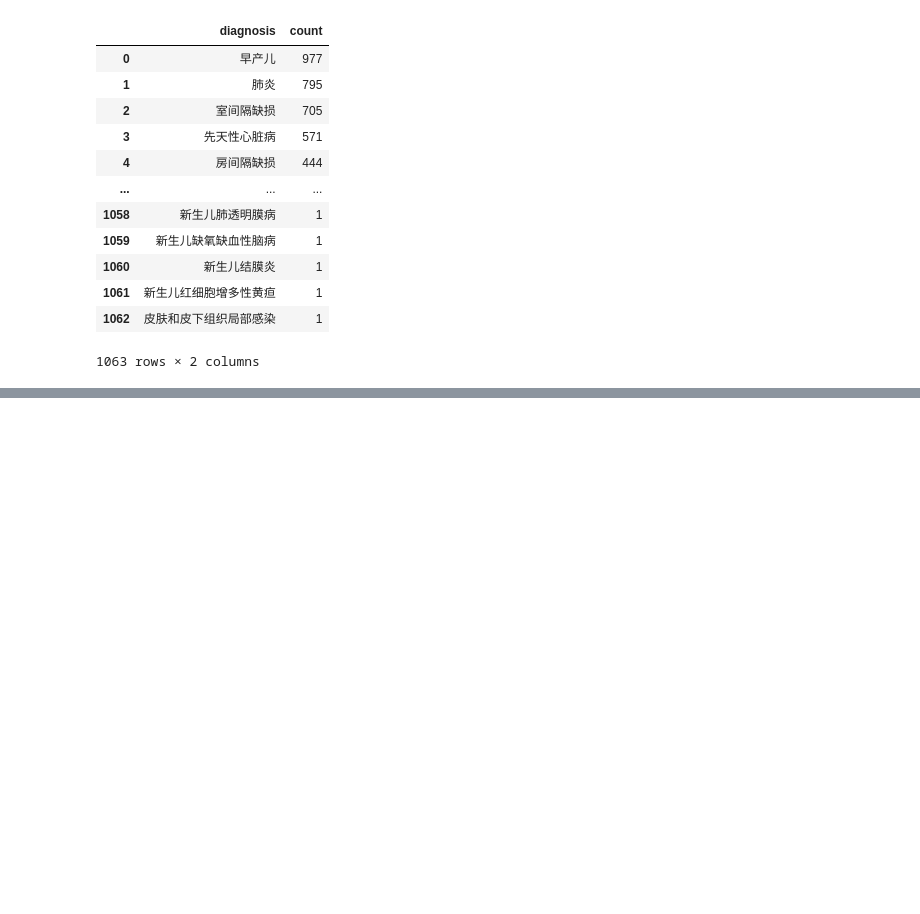
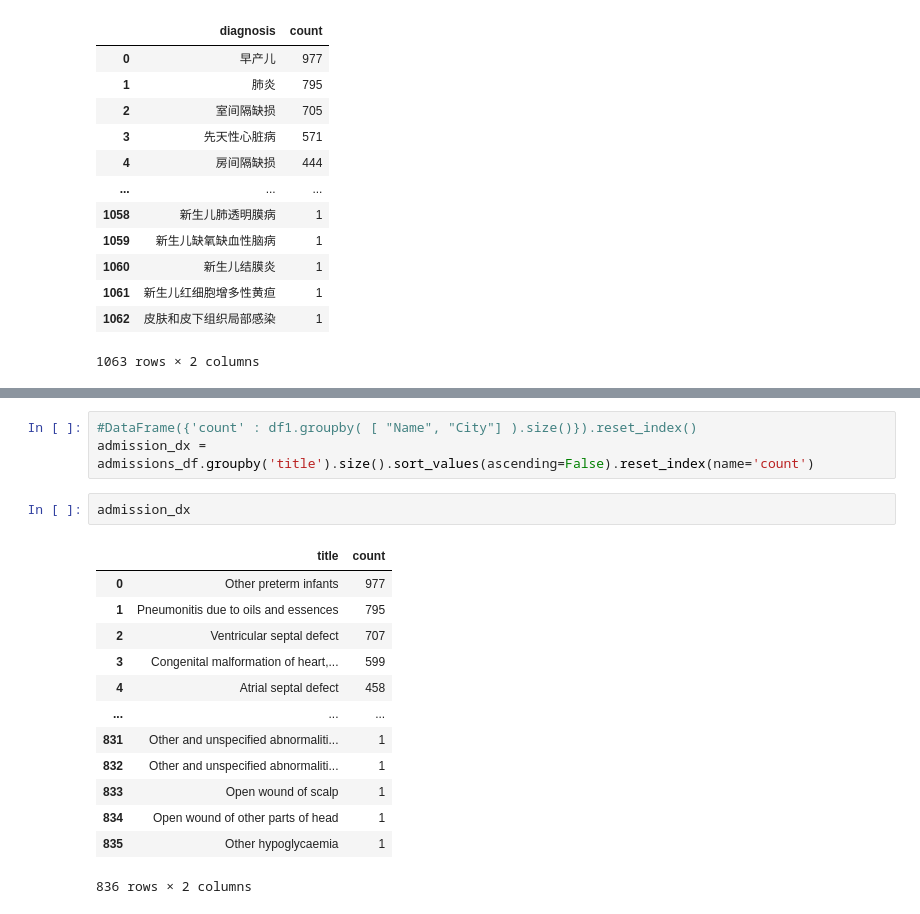
Before and after one commit to marymlucas/pics-explore, a Jupyter notebook: pics_explore_1.ipynb, the cells around one changed output, grey strips where cells are left out. Drawn from its saved outputs; the diff is of its cells as text; blank space fills up the shorter version.

```diff
--- a/pics_explore_1.ipynb
+++ b/pics_explore_1.ipynb
@@ -263,0 +295,19 @@ pd.read_sql_query('select * from d_icd_diagnoses limit 10;', conn)
+# %%
+#DataFrame({'count' : df1.groupby( [ "Name", "City"] ).size()}).reset_index()
+admission_dx = admissions_df.groupby('title').size().sort_values(ascending=False).reset_index(name='count')
+# %%
+admission_dx
+# %% [output]
+|  | title | count |
+| 0 | Other preterm infants | 977 |
+| 1 | Pneumonitis due to oils and essences | 795 |
+| 2 | Ventricular septal defect | 707 |
+| 3 | Congenital malformation of heart,... | 599 |
+| 4 | Atrial septal defect | 458 |
+| ... | ... | ... |
+| 831 | Other and unspecified abnormaliti... | 1 |
+| 832 | Other and unspecified abnormaliti... | 1 |
+| 833 | Open wound of scalp | 1 |
+| 834 | Open wound of other parts of head | 1 |
+| 835 | Other hypoglycaemia | 1 |
+836 rows × 2 columns
```
Also changed, not shown: parts of 6 cells of this notebook.
